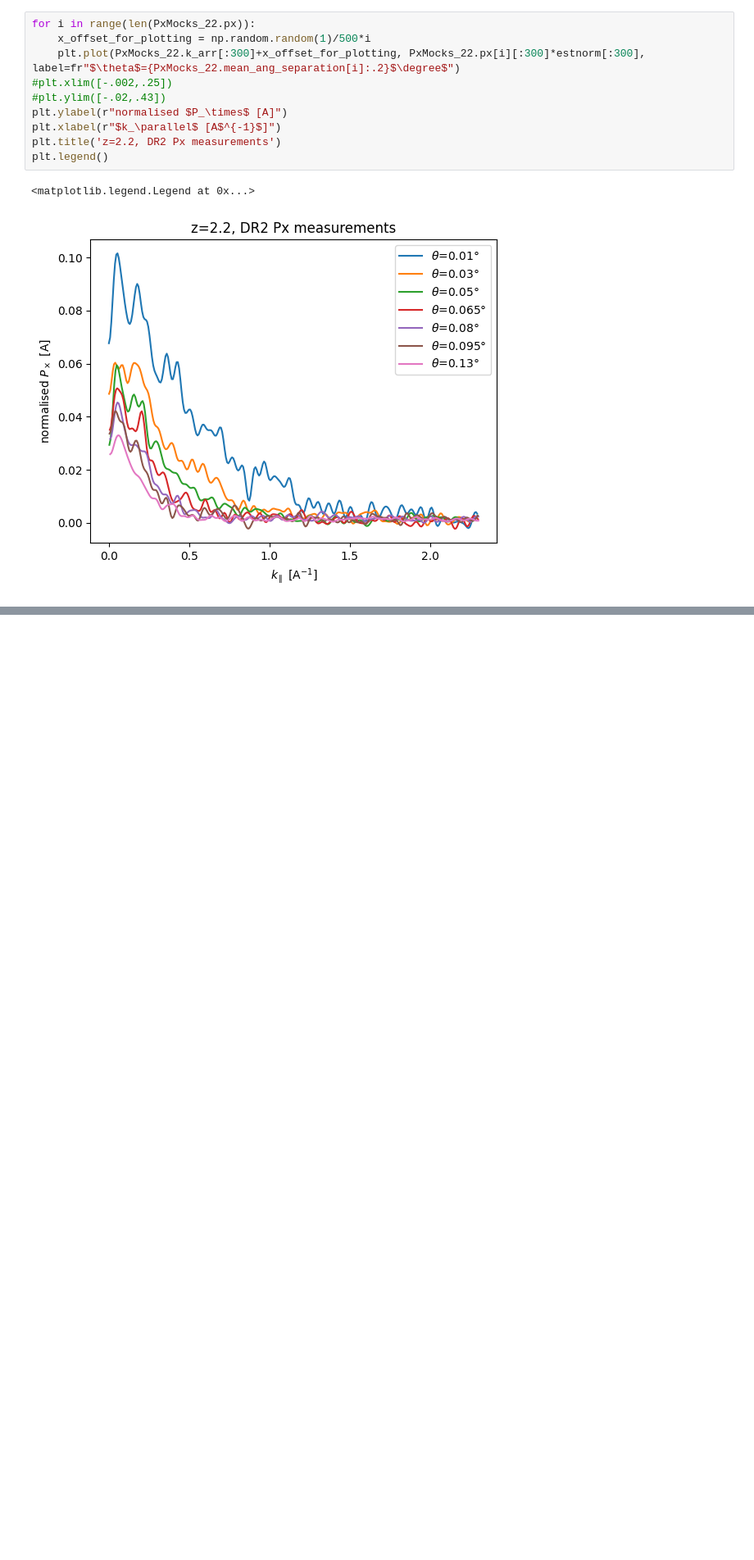
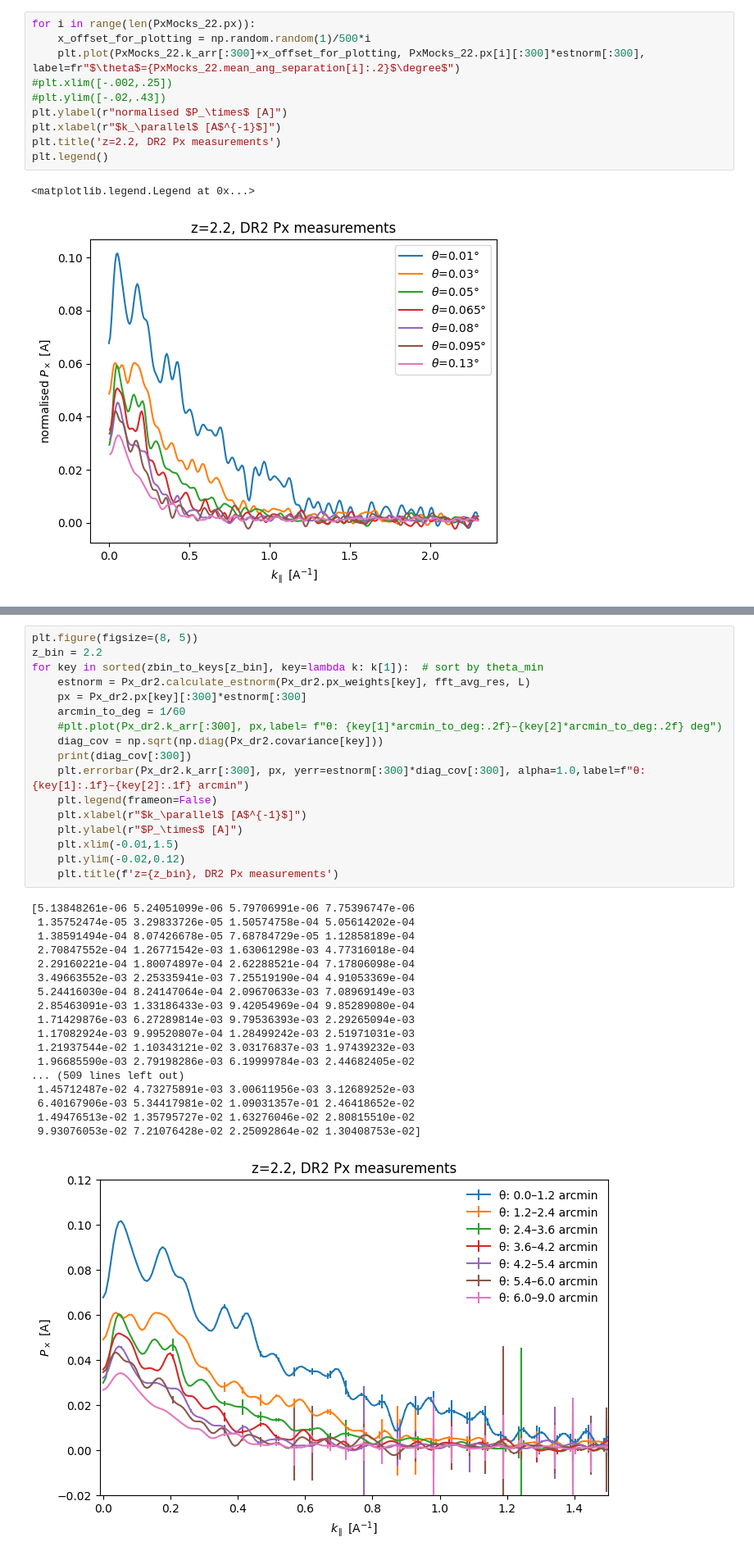
Before and after one commit to sindhusatyavolu/Lya_Px, a Jupyter notebook: notebooks/compare_Gaussian_skewers.ipynb, the cells around one changed output, grey strips where cells are left out. Shown at 82% size. Cells and saved outputs as stored; diff of their text form; blank space fills up the shorter version.

```diff
--- a/notebooks/compare_Gaussian_skewers.ipynb
+++ b/notebooks/compare_Gaussian_skewers.ipynb
@@ -334,0 +428,36 @@ plt.legend()
+# %%
+plt.figure(figsize=(8, 5))
+z_bin = 2.2
+for key in sorted(zbin_to_keys[z_bin], key=lambda k: k[1]):  # sort by theta_min
+    estnorm = Px_dr2.calculate_estnorm(Px_dr2.px_weights[key], fft_avg_res, L)
+    px = Px_dr2.px[key][:300]*estnorm[:300]
+    arcmin_to_deg = 1/60
+    #plt.plot(Px_dr2.k_arr[:300], px,label= f"θ: {key[1]*arcmin_to_deg:.2f}–{key[2]*arcmin_to_deg:.2f} deg")
+    diag_cov = np.sqrt(np.diag(Px_dr2.covariance[key]))
+    print(diag_cov[:300])
+    plt.errorbar(Px_dr2.k_arr[:300], px, yerr=estnorm[:300]*diag_cov[:300], alpha=1.0,label=f"θ: {key[1]:.1f}–{key[2]:.1f} arcmin")
+    plt.legend(frameon=False)
+    plt.xlabel(r"$k_\parallel$ [A$^{-1}$]")
+    plt.ylabel(r"$P_\times$ [A]")
+    plt.xlim(-0.01,1.5)
+    plt.ylim(-0.02,0.12)
+    plt.title(f'z={z_bin}, DR2 Px measurements')
+# %% [output]
+[5.13848261e-06 5.24051099e-06 5.79706991e-06 7.75396747e-06
+ 1.35752474e-05 3.29833726e-05 1.50574758e-04 5.05614202e-04
+ 1.38591494e-04 8.07426678e-05 7.68784729e-05 1.12858189e-04
+ 2.70847552e-04 1.26771542e-03 1.63061298e-03 4.77316018e-04
+ 2.29160221e-04 1.80074897e-04 2.62288521e-04 7.17806098e-04
+ 3.49663552e-03 2.25335941e-03 7.25519190e-04 4.91053369e-04
+ 5.24416030e-04 8.24147064e-04 2.09670633e-03 7.08969149e-03
+ 2.85463091e-03 1.33186433e-03 9.42054969e-04 9.85289080e-04
+ 1.71429876e-03 6.27289814e-03 9.79536393e-03 2.29265094e-03
+ 1.17082924e-03 9.99520807e-04 1.28499242e-03 2.51971031e-03
+ 1.21937544e-02 1.10343121e-02 3.03176837e-03 1.97439232e-03
+ 1.96685590e-03 2.79198286e-03 6.19999784e-03 2.44682405e-02
+... (509 lines left out)
+ 1.45712487e-02 4.73275891e-03 3.00611956e-03 3.12689252e-03
+ 6.40167906e-03 5.34417981e-02 1.09031357e-01 2.46418652e-02
+ 1.49476513e-02 1.35795727e-02 1.63276046e-02 2.80815510e-02
+ 9.93076053e-02 7.21076428e-02 2.25092864e-02 1.30408753e-02]
+[figure, added]
```
Also changed, not shown: parts of 11 cells of this notebook, 3 other files.
